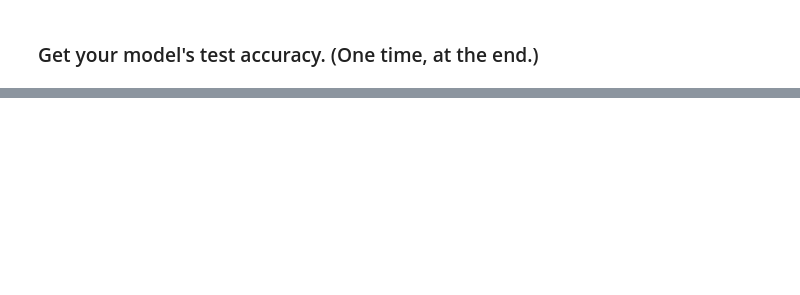
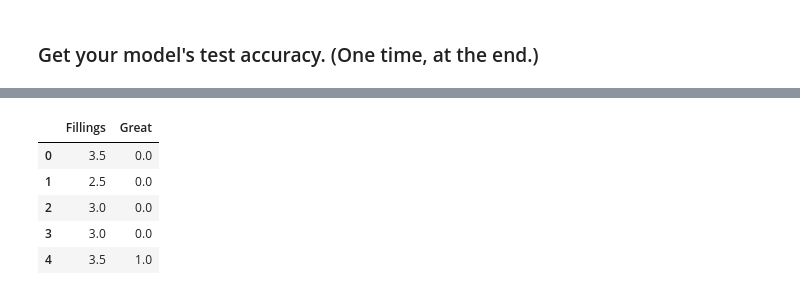
Before and after one commit to JenBanks8585/DS-Unit-2-Linear-Models, a Jupyter notebook: module4-logistic-regression/Jen_Banks_DS_214_assignment.ipynb, the cells around one changed output, grey strips where cells are left out. Saved outputs shown, nothing was run; the diff lists cells and outputs as text; code cells hidden in the pictures; blank space fills up the shorter version.

```diff
--- a/module4-logistic-regression/Jen_Banks_DS_214_assignment.ipynb
+++ b/module4-logistic-regression/Jen_Banks_DS_214_assignment.ipynb
@@ -515,0 +527,12 @@ y_pred = model.predict(X_test_scaled)
+# %%
+# Creating a DF between 'Fillings' and "Great" for graphing purposes
+
+fillings_df= pd.DataFrame([df['Fillings'] , df['Great']]).T. dropna()
+fillings_df.head()
+# %% [output]
+|  | Fillings | Great |
+| 0 | 3.5 | 0.0 |
+| 1 | 2.5 | 0.0 |
+| 2 | 3.0 | 0.0 |
+| 3 | 3.0 | 0.0 |
+| 4 | 3.5 | 1.0 |
```
Also changed, not shown: parts of 11 cells of this notebook.
